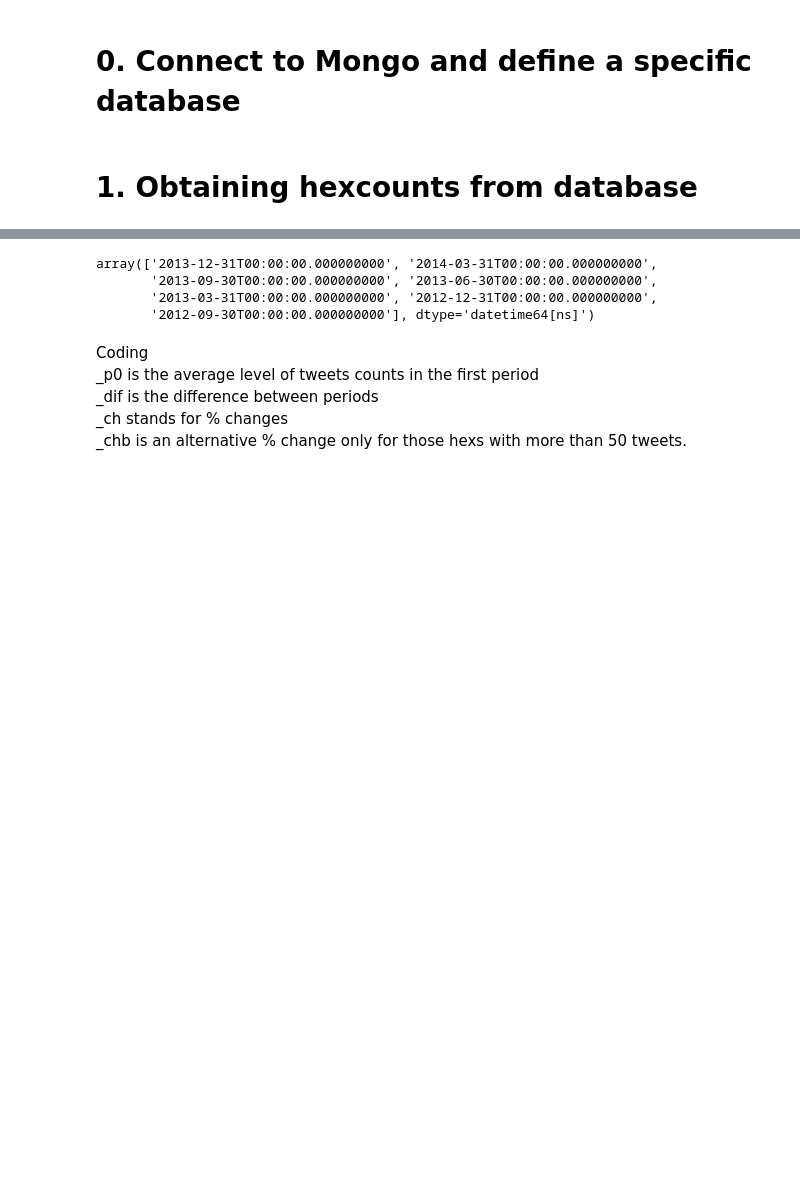
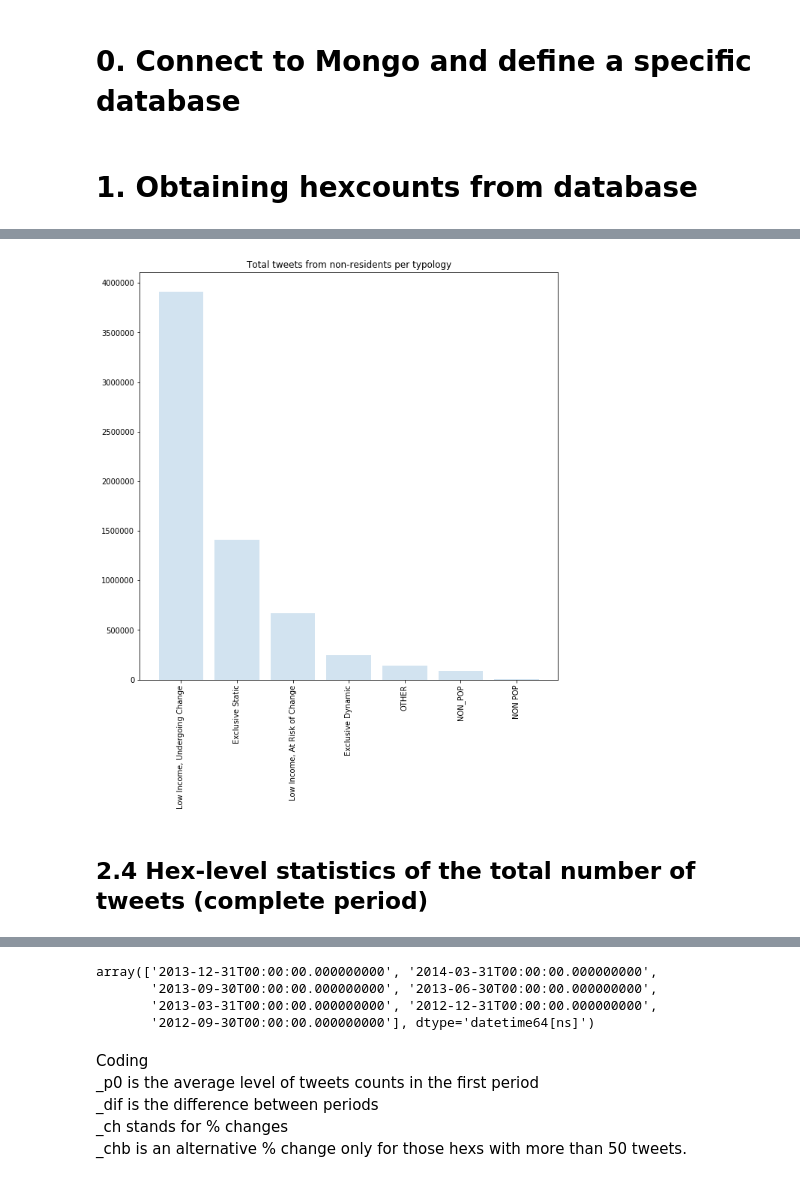
Before and after one commit to rpasquini/twitter_and_displacement, a Jupyter notebook: notebooks/Complete Analysis Example Counts by Typologies .ipynb, the cells around one changed output, grey strips where cells are left out. Saved outputs shown, nothing was run; the diff lists cells and outputs as text; code cells hidden in the pictures; blank space fills up the shorter version.

```diff
--- a/notebooks/Complete Analysis Example Counts by Typologies .ipynb
+++ b/notebooks/Complete Analysis Example Counts by Typologies .ipynb
@@ -34,0 +118,10 @@ df.head()
+# %%
+fig, ax = plt.subplots()
+plt.title('Total tweets from non-residents per typology')
+ax.bar(stats1['TYPE'], stats1['nonresidentsandnonneighbors','sum'], alpha=0.2)
+plt.xticks(rotation=90)
+plt.show()
+# %% [output]
+[figure, added]
+# %% [markdown]
+## 2.4 Hex-level statistics of the total number of tweets (complete period)
```
Also changed, not shown: parts of 30 cells of this notebook, 1 other file.
